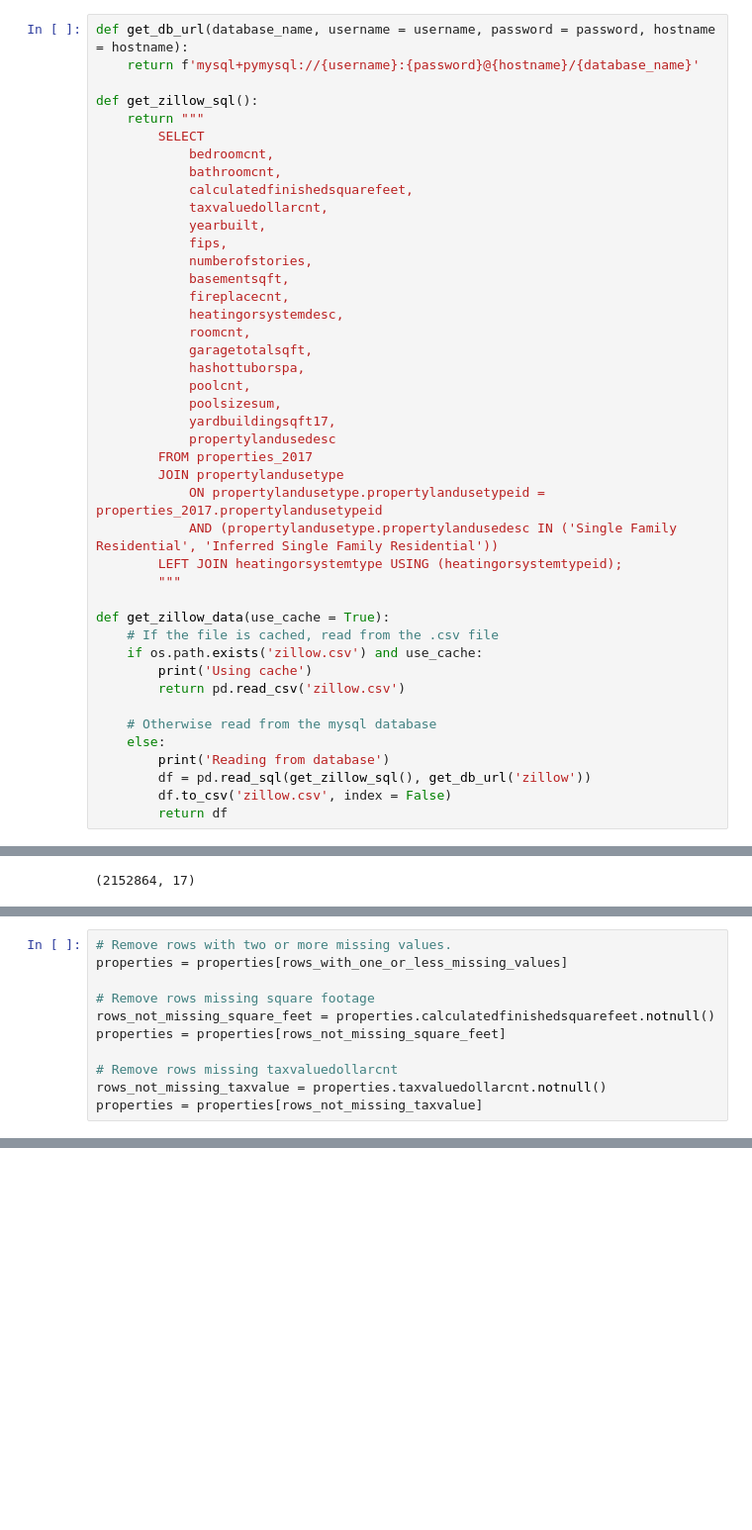
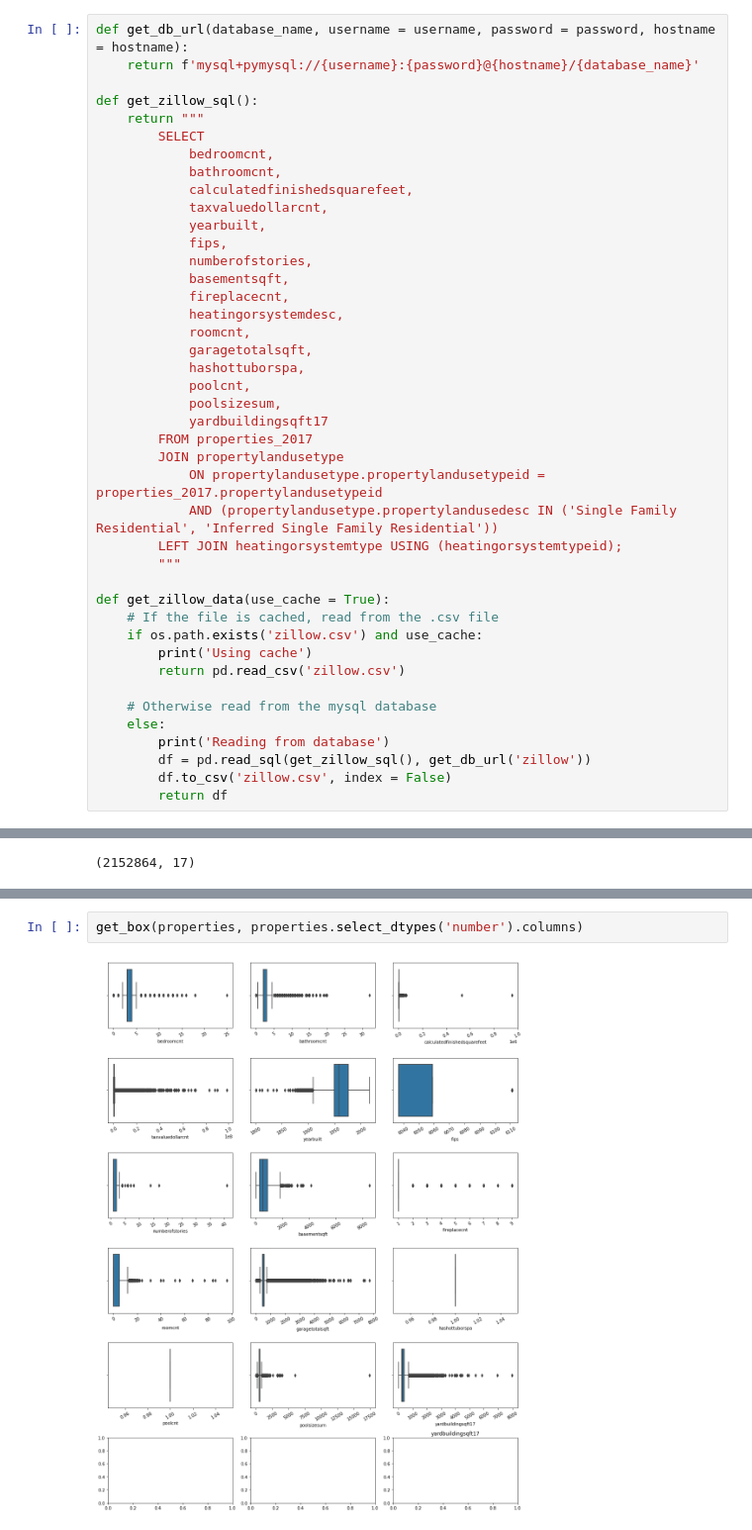
Before and after one commit to alegarcia-dev/zillow-regression-project, a Jupyter notebook: notebooks/prepare.ipynb, the cells around one changed output, grey strips where cells are left out. Shown at 99% size. Saved outputs shown, nothing was run; the diff lists cells and outputs as text; blank space fills up the shorter version.

```diff
--- a/notebooks/prepare.ipynb
+++ b/notebooks/prepare.ipynb
@@ -30,8 +48,7 @@ def get_zillow_sql():
             hashottuborspa,
             poolcnt,
             poolsizesum,
-            yardbuildingsqft17,
-            propertylandusedesc
+            yardbuildingsqft17
         FROM properties_2017
         JOIN propertylandusetype
             ON propertylandusetype.propertylandusetypeid = properties_2017.propertylandusetypeid
@@ -123,11 +115,0 @@ We will need square footage for the first iteration of our model so we will remo
-# %%
-# Remove rows with two or more missing values.
-properties = properties[rows_with_one_or_less_missing_values]
-
-# Remove rows missing square footage
-rows_not_missing_square_feet = properties.calculatedfinishedsquarefeet.notnull()
-properties = properties[rows_not_missing_square_feet]
-
-# Remove rows missing taxvaluedollarcnt
-rows_not_missing_taxvalue = properties.taxvaluedollarcnt.notnull()
-properties = properties[rows_not_missing_taxvalue]
@@ -145,0 +128,4 @@ properties.isnull().sum()
+# %%
+get_box(properties, properties.select_dtypes('number').columns)
+# %% [output]
+[figure, added]
```
Also changed, not shown: parts of 116 cells of this notebook, 3 other files.
